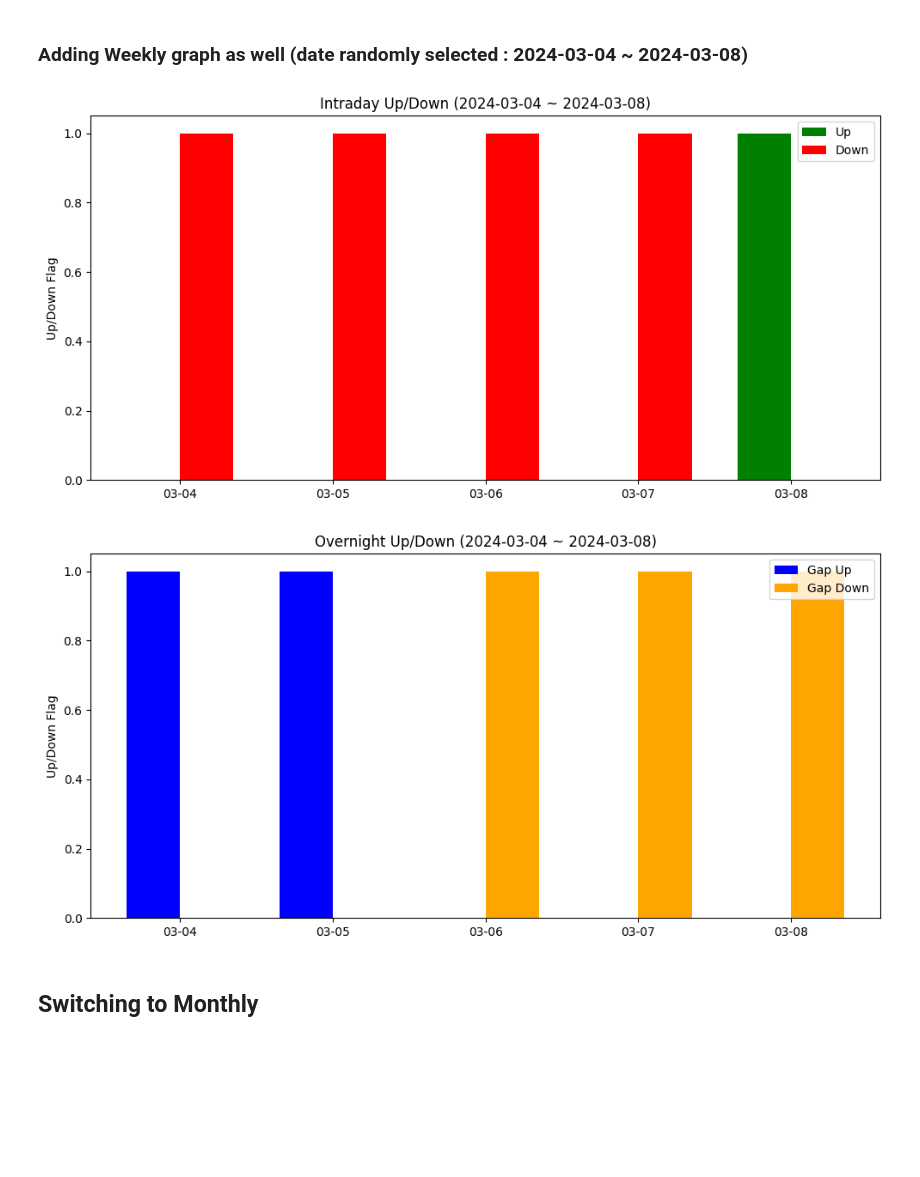
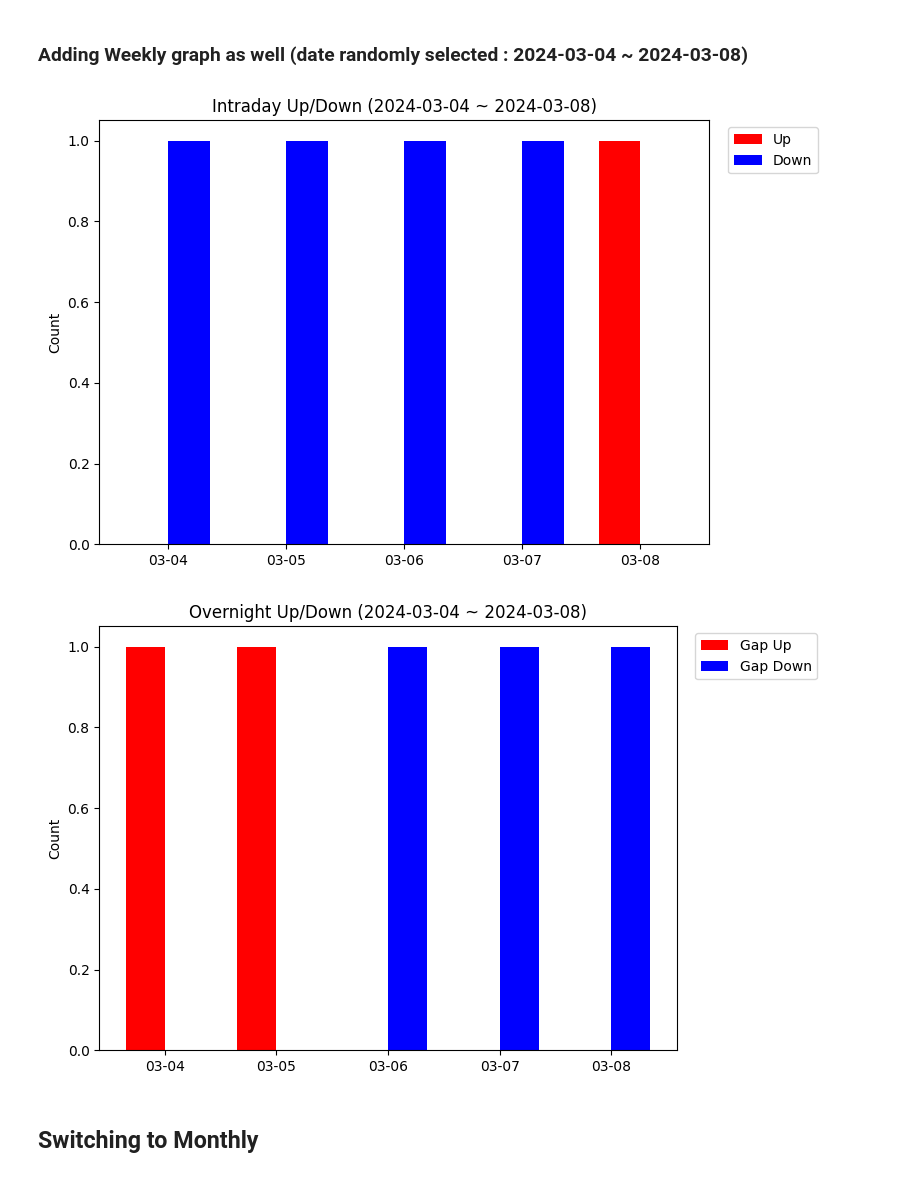
Before and after one commit to CS133-DataVisualization/term-project-group1, a Jupyter notebook: notebooks/apple_stock_analysis.ipynb, the cells around one changed output. Saved outputs shown, nothing was run; the diff lists cells and outputs as text; code cells hidden in the pictures; blank space fills up the shorter version.

```diff
--- a/notebooks/apple_stock_analysis.ipynb
+++ b/notebooks/apple_stock_analysis.ipynb
@@ -243,33 +490,38 @@ week_df['intraday_down'] = (week_df['up_down_current'] == 0).astype(int)
 # %%
 x = np.arange(len(week_df))
 width = 0.35
 
-plt.figure(figsize=(10,5))
-plt.bar(x - width/2, week_df['intraday_up'], width=width, color='green', label='Up')
-plt.bar(x + width/2, week_df['intraday_down'], width=width, color='red', label='Down')
+plt.figure(figsize=(8, 5))
+plt.bar(x - width/2, week_df['intraday_up'],  width=width, color='red',  label='Up')
+plt.bar(x + width/2, week_df['intraday_down'], width=width, color='blue', label='Down')
+
 plt.xticks(x, week_df['Date'].dt.strftime('%m-%d'))
 plt.title("Intraday Up/Down (2024-03-04 ~ 2024-03-08)")
-plt.ylabel("Up/Down Flag")
-plt.legend()
+plt.ylabel("Count")
+plt.legend(loc='upper left', bbox_to_anchor=(1.02, 1))
 plt.tight_layout()
 plt.show()
 # %% [output]
-[figure, old version]
+[figure, new version]
 # %%
 week_df['overnight_up'] = (week_df['up_down_overnight'] == 1).astype(int)
 week_df['overnight_down'] = (week_df['up_down_overnight'] == 0).astype(int)
 # %%
-plt.figure(figsize=(10,5))
-plt.bar(x - width/2, week_df['overnight_up'], width=width, color='blue', label='Gap Up')
-plt.bar(x + width/2, week_df['overnight_down'], width=width, color='orange', label='Gap Down')
+x = np.arange(len(week_df))
+width = 0.35
+
+plt.figure(figsize=(8, 5))
+plt.bar(x - width/2, week_df['overnight_up'],  width=width, color='red',  label='Gap Up')
+plt.bar(x + width/2, week_df['overnight_down'], width=width, color='blue', label='Gap Down')
+
 plt.xticks(x, week_df['Date'].dt.strftime('%m-%d'))
 plt.title("Overnight Up/Down (2024-03-04 ~ 2024-03-08)")
-plt.ylabel("Up/Down Flag")
-plt.legend()
+plt.ylabel("Count")
+plt.legend(loc='upper left', bbox_to_anchor=(1.02, 1))
 plt.tight_layout()
 plt.show()
 # %% [output]
-[figure, old version]
+[figure, new version]
 # %% [markdown]
 ## Switching to Monthly
 # %%
```
Also changed, not shown: parts of 20 cells of this notebook.
